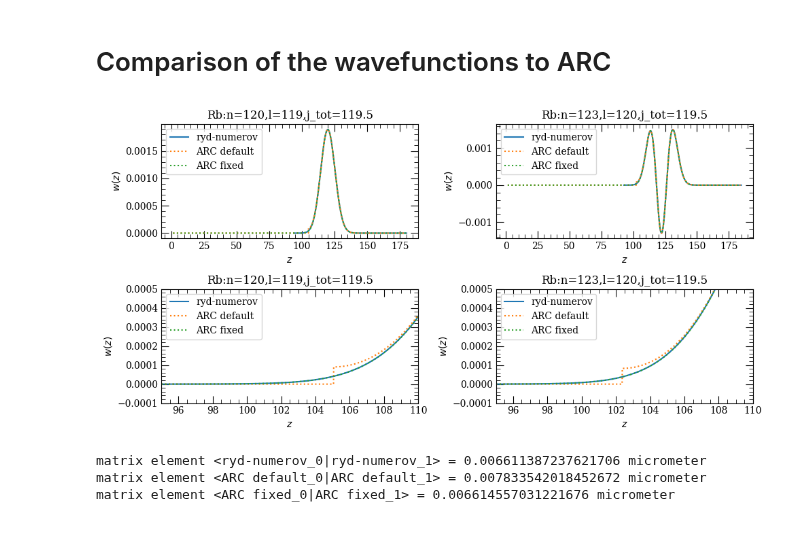
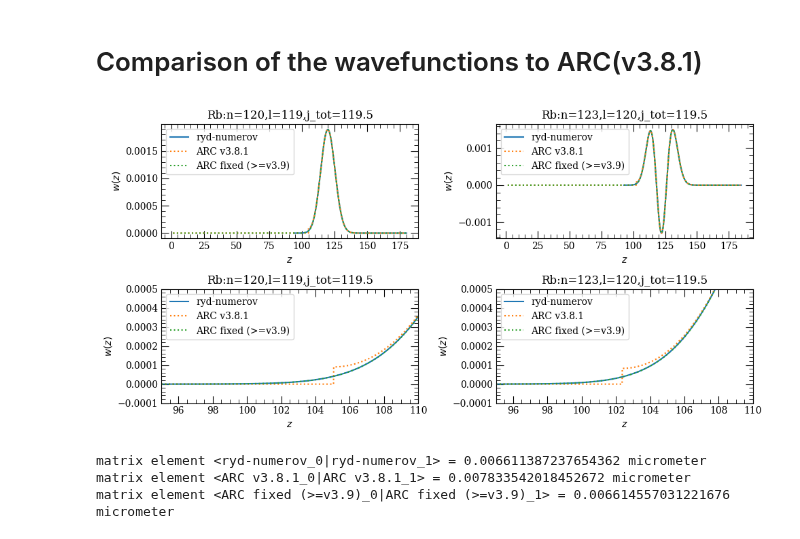
Before and after one commit to pairinteraction/ryd-numerov, a Jupyter notebook: docs/examples/comparisons/compare_wavefunctions.ipynb, the cells around one changed output. Saved outputs shown, nothing was run; the diff lists cells and outputs as text; code cells hidden in the pictures.

```diff
--- a/docs/examples/comparisons/compare_wavefunctions.ipynb
+++ b/docs/examples/comparisons/compare_wavefunctions.ipynb
@@ -1,5 +1,5 @@
 # %% [markdown]
-# Comparison of the wavefunctions to ARC
+# Comparison of the wavefunctions to ARC(v3.8.1)
 # %%
 import matplotlib.pyplot as plt
 import numpy as np
@@ -36,7 +36,7 @@ import arc_fixed
 atom = arc.Rubidium87()
 
 for use_fixed_arc in [False, True]:
-    key = "ARC fixed" if use_fixed_arc else "ARC default"
+    key = "ARC fixed (>=v3.9)" if use_fixed_arc else f"ARC v{arc.__version__}"
     results[key] = []
     for qn in qns:
         r, psi_r = arc_fixed.radialWavefunction(atom, *qn[:3], use_fixed_arc=use_fixed_arc)
@@ -52,26 +52,26 @@ for use_fixed_arc in [False, True]:
 # %%
 fig, axs = plt.subplots(2, 2, figsize=(10, 5))
 
 for j, row in enumerate(axs):
     for i, ax in enumerate(row):
         for k, r_list in results.items():
             r = r_list[i]
-            ls = {"ryd-numerov": "-", "ARC default": ":", "ARC fixed": ":"}.get(k, k)
+            ls = {"ryd-numerov": "-", "ARC v3.8.1": ":", "ARC fixed (>=v3.9)": ":"}.get(k, k)
             ax.plot(r["z"], r["w"], ls=ls, label=f"{k}")
 
         ax.set_xlabel(r"$z$")
         ax.set_ylabel(r"$w(z)$")
         ax.legend()
         ax.set_title(f"Rb:n={qns[i][0]},l={qns[i][1]},j_tot={qns[i][2]}")
 
         if j == 1:
             ax.set_xlim(95, 110)
             ax.set_ylim(-1e-4, 5e-4)
 
 fig.tight_layout()
 plt.show()
 # %% [output]
-[figure, old version]
+[figure, new version]
 # %%
 # the small difference of the wavefunctions explains the difference in the radial matrix element of circular states
 # (see also the compare_radial_matrix_element and compare_dipole_matrix_element notebooks)
@@ -89,6 +89,6 @@ for key in results:
     )
     print(rf"matrix element <{key1}_{i1}|{key2}_{i2}> = {overlap * to_mum} micrometer")
 # %% [output]
-matrix element <ryd-numerov_0|ryd-numerov_1> = 0.006611387237621706 micrometer
-matrix element <ARC default_0|ARC default_1> = 0.007833542018452672 micrometer
-matrix element <ARC fixed_0|ARC fixed_1> = 0.006614557031221676 micrometer
+matrix element <ryd-numerov_0|ryd-numerov_1> = 0.006611387237654362 micrometer
+matrix element <ARC v3.8.1_0|ARC v3.8.1_1> = 0.007833542018452672 micrometer
+matrix element <ARC fixed (>=v3.9)_0|ARC fixed (>=v3.9)_1> = 0.006614557031221676 micrometer
```
Also changed, not shown: 8 other files.
